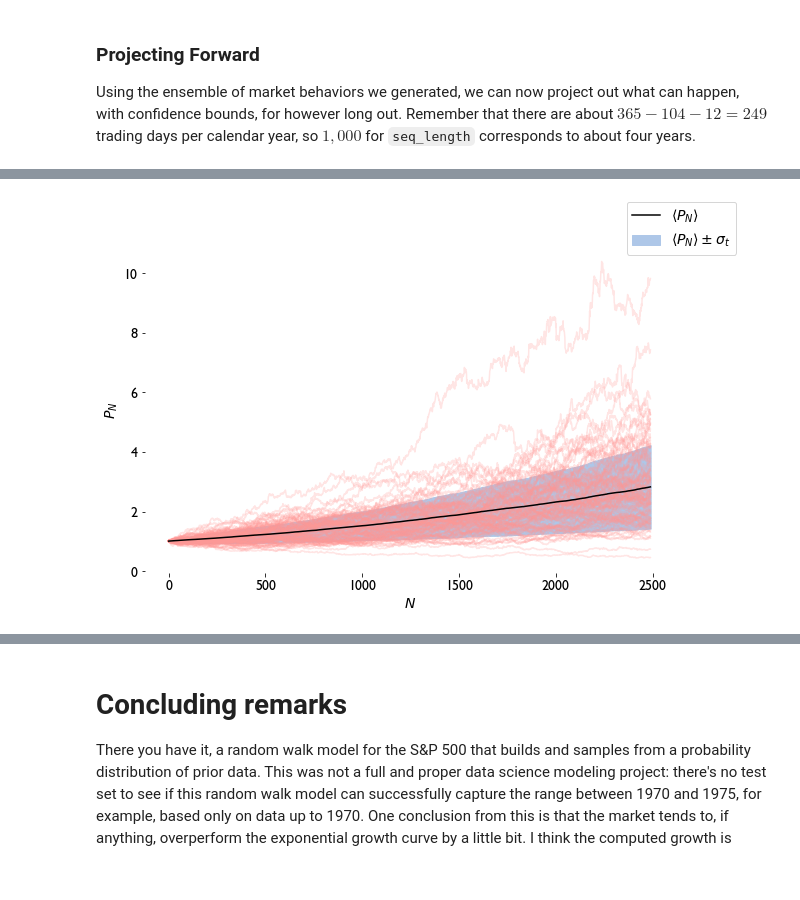
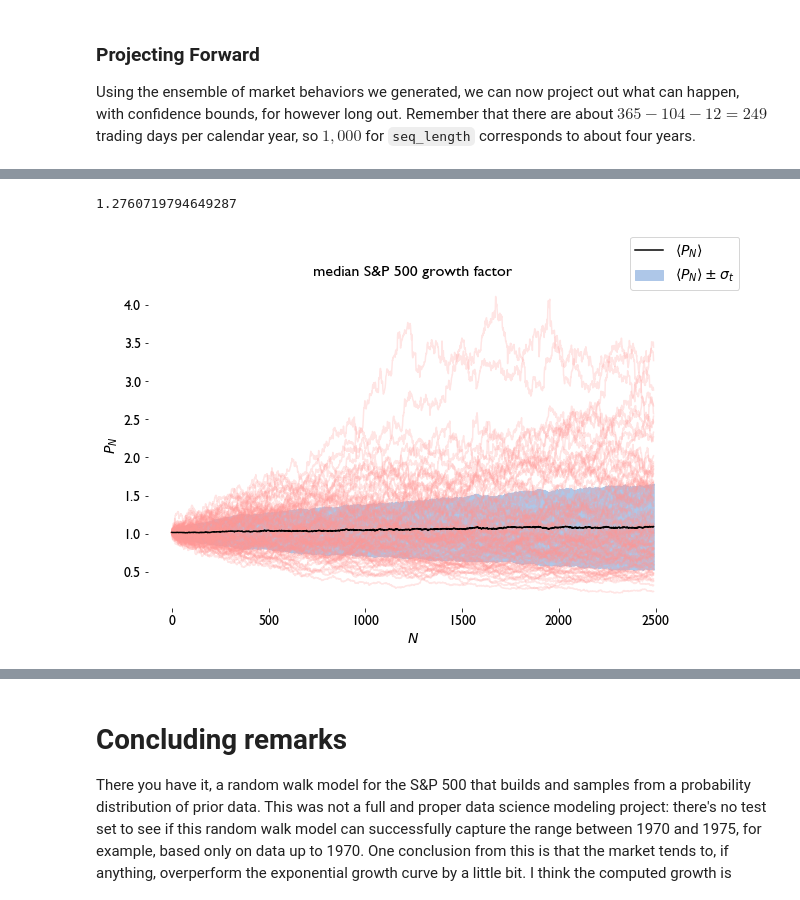
Before and after one commit to sdwebb/sp500_random_walk, a Jupyter notebook: notebooks/sp500_projection_model.ipynb, the cells around one changed output, grey strips where cells are left out. Saved outputs shown, nothing was run; the diff lists cells and outputs as text; code cells hidden in the pictures.

Commit message:
fixed a hyperparameter

```diff
--- a/notebooks/sp500_projection_model.ipynb
+++ b/notebooks/sp500_projection_model.ipynb
@@ -578,7 +576,17 @@ Now we can employ a simple variant on [Metropolis-Hastings](https://sdwebb.githu
 
 There are a lot of `for` loops in here, which is very un-Pythonic and slows things down. This would suggest using Numba, but Numba does not play nicely with SciPy interpolation functions, so we're sorta stuck with waiting a long time. Aesthetically I'm not pleased with this Python implementation, but I haven't come up with anything better yet.
 # %%
-def random_MH(dist_func, y0, burnoff=10, sigma=1.):
+def random_MH(dist_func, y0, burnoff=25, sigma=1.):
+
+    """Implementation of the Metropolis-Hastings algorithm for sampling from a correlated distribugtion function
+
+    Args:
+    -----
+
+    dist_func: a callable two-argument function f(X, Y) that returns the probability of X given Y
+    y0: the value of Y
+    burnoff: MH can be strongly correlated over short times -- how many samples to take before accepting a new value
+    sigma: hyperparameter of Metropolis-Hastings, the width of the gaussian sampling function"""
 
     # burnoff period
     theta_t = sigma*np.random.random()
@@ -685,8 +695,12 @@ growth_factor = np.cumprod(1.+X_data, axis=0)
 mean_growth = np.average(growth_factor, axis=1)
 growth_var = np.std(growth_factor, axis=1)
 
+median_growth = np.median(growth_factor, axis=1)
+
 import scipy
+MAD = scipy.stats.median_absolute_deviation(growth_factor, axis=1)
+
 print('mean growth = {}'.format(np.average(growth_factor[-1,:])))
-print('median growth = {}'.format(np.median(growth_factor[-1,:])))
-print('MAD = {}'.format(scipy.stats.median_absolute_deviation(growth_factor[-1,:])))
+print('median growth = {}'.format(median_growth))
+print('MAD = {}'.format(MAD))
 # %% [output]
@@ -701,17 +726,19 @@ with a normal distribution. For a numerically precise value, use
 # %%
 fig, ax = plt.subplots();
 
 for idx in range(100):
     ax.plot(growth_factor[:,idx], alpha=.25, c=tableau20['light_red']);
 
-ax.plot(mean_growth, c='k', label=r'$\langle P_N \rangle$')
+ax.plot(median_growth, c='k', label=r'$\langle P_N \rangle$')
 x=np.linspace(0, len(mean_growth), len(mean_growth))
-ax.fill_between(x, mean_growth-growth_var, mean_growth+growth_var, color=tableau20['light_blue'], label=r'$\langle P_N \rangle \pm \sigma_t$')
-
+ax.fill_between(x, median_growth-MAD, median_growth+MAD, color=tableau20['light_blue'], label=r'$\langle P_N \rangle \pm \sigma_t$')
+print(mean_growth[-1])
 ax.set_ylabel(r'$P_N$')
 ax.set_xlabel(r'$N$')
+ax.set_title('median S&P 500 growth factor')
 fig.legend()
 fig.savefig('figs/monte_carlo.png')
 pass;
 # %% [output]
+1.2760719794649287
-[figure, old version]
+[figure, new version]
```
Also changed, not shown: parts of 21 cells of this notebook, 7 other files.
